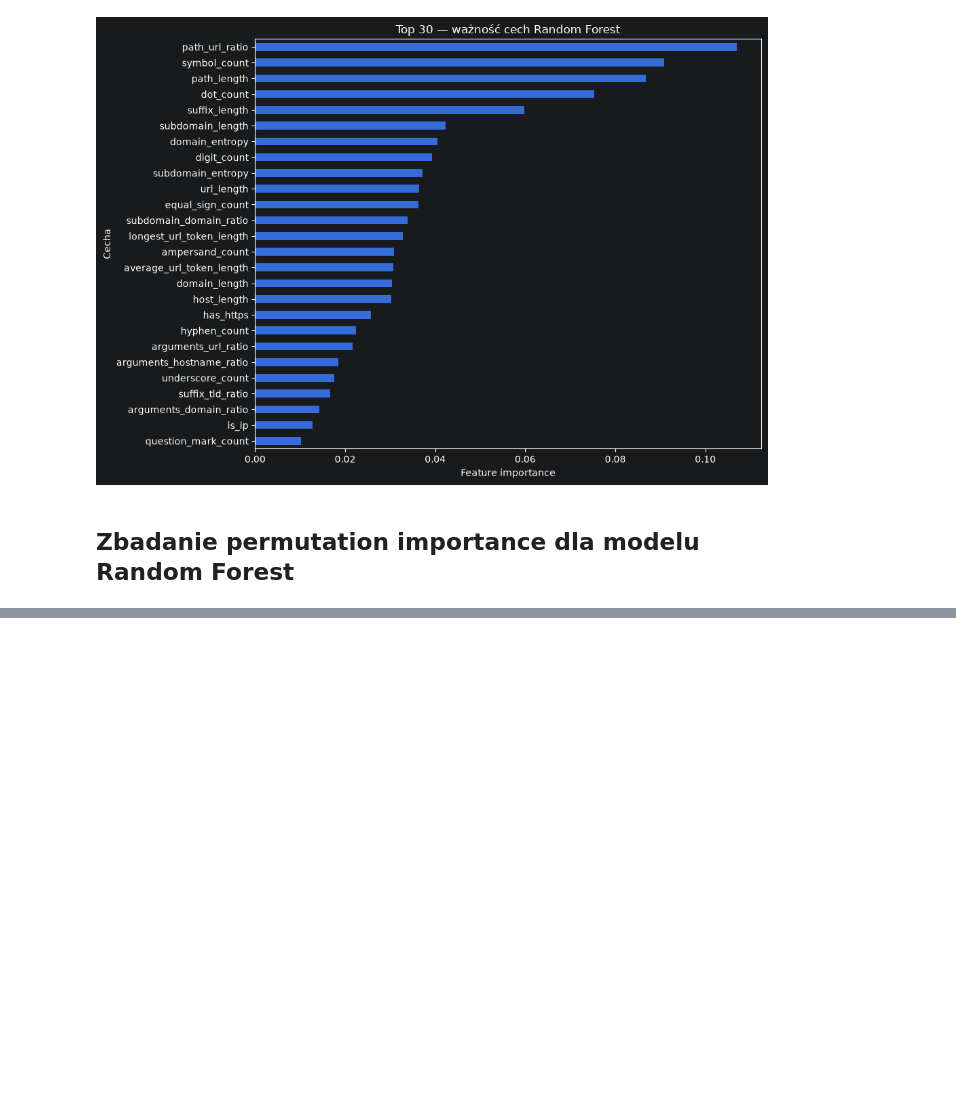
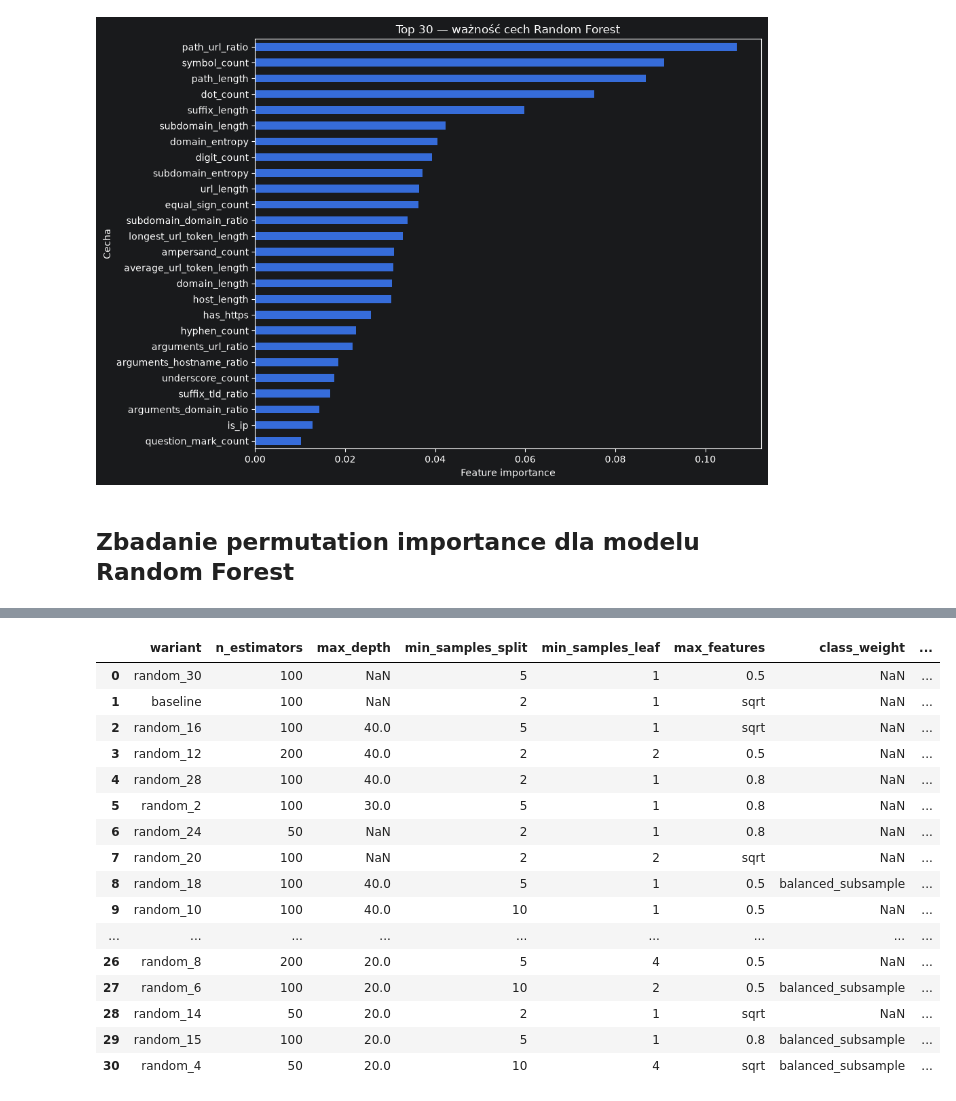
Before and after one commit to CRM-Thunder/UrlNet, a Jupyter notebook: notebooks/main_pipeline.ipynb, the cells around one changed output, grey strips where cells are left out. Saved outputs shown, nothing was run; the diff lists cells and outputs as text; code cells hidden in the pictures; blank space fills up the shorter version.

Commit message:
Added Random Forest tuning.

```diff
--- a/notebooks/main_pipeline.ipynb
+++ b/notebooks/main_pipeline.ipynb
@@ -200,6 +196,8 @@ default_random_forest_model=RandomForestClassifier(random_state=42, n_jobs=-1)
 default_random_forest_model.fit(X_train, Y_train)
 predictions_rfm_b=default_random_forest_model.predict(X_val)
 evaluate_model(predictions_rfm_b, Y_val)
+rfm_b_f1=f1_score(Y_val, predictions_rfm_b, average="macro")
+rfm_b_accuracy=accuracy_score(Y_val, predictions_rfm_b)
 # %% [output]
 Accuracy: 0.9664
 Macro-F1: 0.9485
@@ -355,0 +356,93 @@ plt.show()
+# %%
+param_distributions = {
+    "n_estimators": [50,100, 200],
+    "max_depth": [None, 20, 30, 40],
+    "min_samples_split": [2, 5, 10],
+    "min_samples_leaf": [1, 2, 4],
+    "max_features": ["sqrt", 0.5, 0.8],
+    "class_weight": [None, "balanced_subsample"]
+}
+
+sampled_params = list(
+    ParameterSampler(
+        param_distributions,
+        n_iter=30,
+        random_state=42
+    )
+)
+results = [{
+    "wariant": "baseline",
+    "n_estimators": default_random_forest_model.n_estimators,
+    "max_depth": default_random_forest_model.max_depth,
+    "min_samples_split": default_random_forest_model.min_samples_split,
+    "min_samples_leaf": default_random_forest_model.min_samples_leaf,
+    "max_features": default_random_forest_model.max_features,
+    "class_weight": default_random_forest_model.class_weight,
+    "macro_f1": rfm_b_f1,
+    "accuracy": rfm_b_accuracy
+}]
+# Najlepszy model na początku to model bazowy
+best_random_forest_model = default_random_forest_model
+best_macro_f1 = rfm_b_f1
+
+# Testowanie wylosowanych konfiguracji
+for i, params in enumerate(sampled_params, start=1):
+
+    model = RandomForestClassifier(
+        **params,
+        random_state=42,
+        n_jobs=-1
+    )
+
+    model.fit(X_train, Y_train)
+
+    predictions = model.predict(X_val)
+
+    macro_f1 = f1_score(
+        Y_val,
+        predictions,
+        average="macro"
+    )
+
+    accuracy = accuracy_score(
+        Y_val,
+        predictions
+    )
+
+    results.append({
+        "wariant": f"random_{i}",
+        **params,
+        "macro_f1": macro_f1,
+        "accuracy": accuracy
+    })
+
+    if macro_f1 > best_macro_f1:
+        best_macro_f1 = macro_f1
+        best_random_forest_model = model
+
+# Zestawienie wyników
+results_df = (
+    pd.DataFrame(results)
+    .sort_values("macro_f1", ascending=False)
+    .reset_index(drop=True)
+)
+
+display(results_df.round(4))
+# %% [output]
+|  | wariant | n_estimators | max_depth | min_samples_split | min_samples_leaf | max_features | class_weight | ... |
+| 0 | random_30 | 100 | NaN | 5 | 1 | 0.5 | NaN | ... |
+| 1 | baseline | 100 | NaN | 2 | 1 | sqrt | NaN | ... |
+| 2 | random_16 | 100 | 40.0 | 5 | 1 | sqrt | NaN | ... |
+| 3 | random_12 | 200 | 40.0 | 2 | 2 | 0.5 | NaN | ... |
+| 4 | random_28 | 100 | 40.0 | 2 | 1 | 0.8 | NaN | ... |
+| 5 | random_2 | 100 | 30.0 | 5 | 1 | 0.8 | NaN | ... |
+| 6 | random_24 | 50 | NaN | 2 | 1 | 0.8 | NaN | ... |
+| 7 | random_20 | 100 | NaN | 2 | 2 | sqrt | NaN | ... |
+| 8 | random_18 | 100 | 40.0 | 5 | 1 | 0.5 | balanced_subsample | ... |
+| 9 | random_10 | 100 | 40.0 | 10 | 1 | 0.5 | NaN | ... |
+| ... | ... | ... | ... | ... | ... | ... | ... | ... |
+| 26 | random_8 | 200 | 20.0 | 5 | 4 | 0.5 | NaN | ... |
+| 27 | random_6 | 100 | 20.0 | 10 | 2 | 0.5 | balanced_subsample | ... |
+| 28 | random_14 | 50 | 20.0 | 2 | 1 | sqrt | NaN | ... |
+| 29 | random_15 | 100 | 20.0 | 5 | 1 | 0.8 | balanced_subsample | ... |
+| 30 | random_4 | 50 | 20.0 | 10 | 4 | sqrt | balanced_subsample | ... |
```
Also changed, not shown: parts of 4 cells of this notebook.
